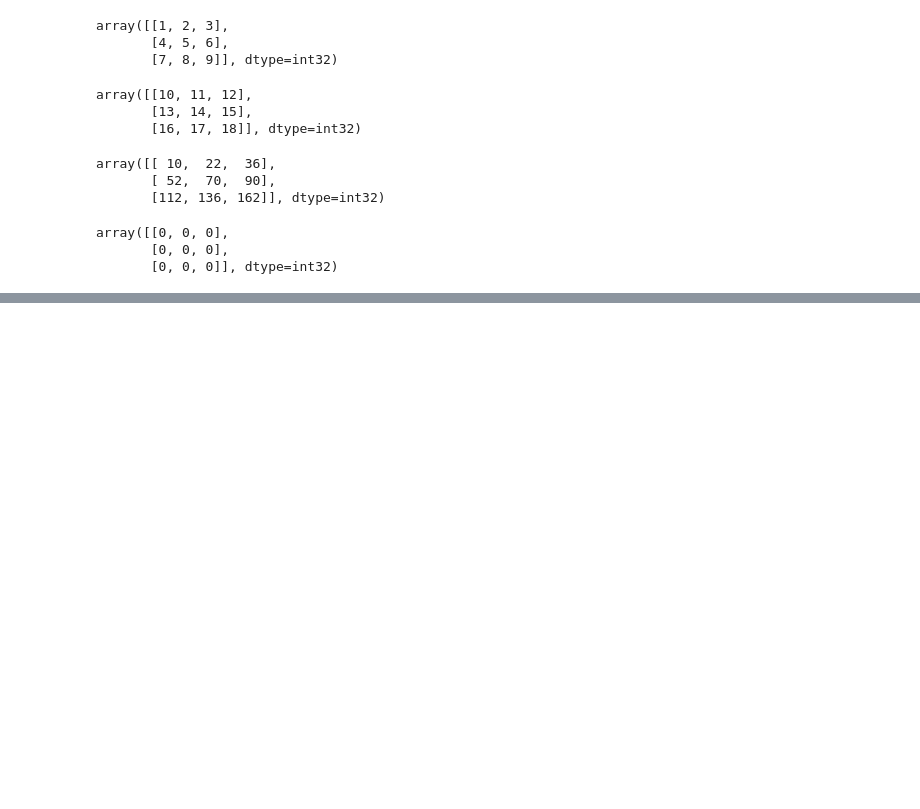
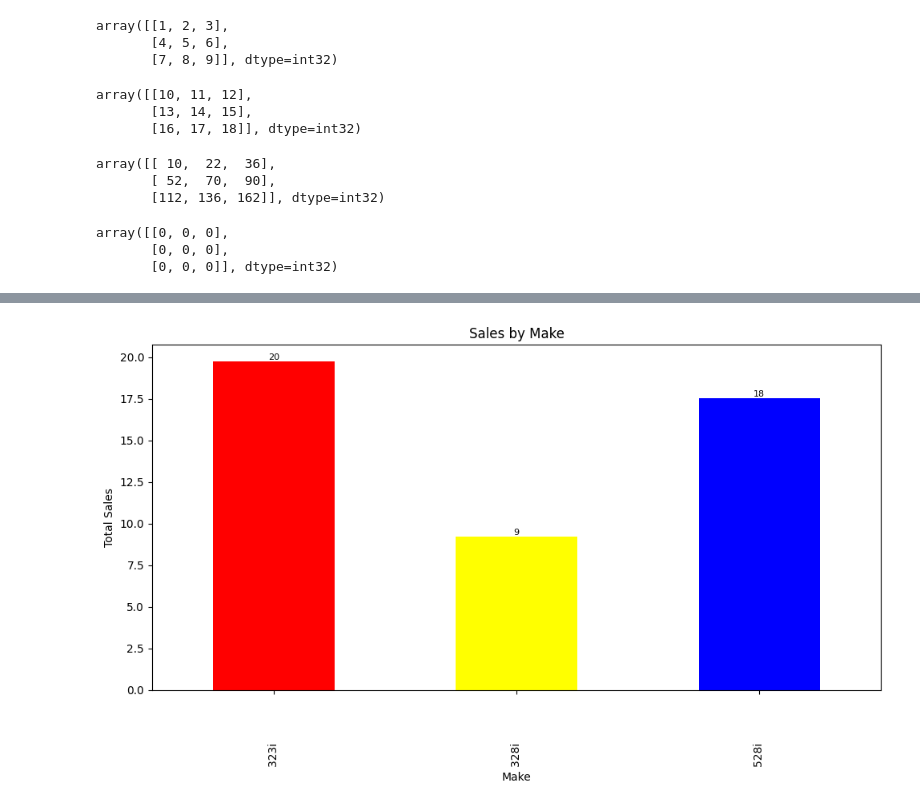
Before and after one commit to akbhagaw/numpy, a Jupyter notebook: numpy_practice_one.ipynb, the cells around one changed output, grey strips where cells are left out. Cells and saved outputs as stored; diff of their text form; code cells hidden in the pictures; blank space fills up the shorter version.

```diff
--- a/numpy_practice_one.ipynb
+++ b/numpy_practice_one.ipynb
@@ -186,0 +317,3 @@ array([[0, 0, 0],
+# %%
+bmw_sales_by_model = data[data['Make']== 'BMW'].groupby('Model')['Sales'].sum()
+bmw_sales_by_model
@@ -186,0 +327,18 @@ array([[0, 0, 0],
+# %%
+# plot BMW car sales model wise
+sales_plot= pd.Series(bmw_sales_by_model, name= 'Sales')
+plt.figure(figsize=(10, 6)) # Adjust figure size for better readability
+colors=['red', 'yellow', 'blue']
+sales_plot.plot(kind='bar',  color=colors)
+plt.title('Sales by Make')
+plt.xlabel('Make')
+plt.ylabel('Total Sales')
+
+# Add data labels on top of the bars
+for index, value in enumerate(sales_plot):
+    plt.text(index, value, f'{value:,.0f}',ha='center', va='bottom', fontsize=8)
+
+plt.tight_layout() # Adjust layout to prevent labels from overlapping
+plt.show()
+# %% [output]
+[figure, added]
```
Also changed, not shown: parts of 11 cells of this notebook.
